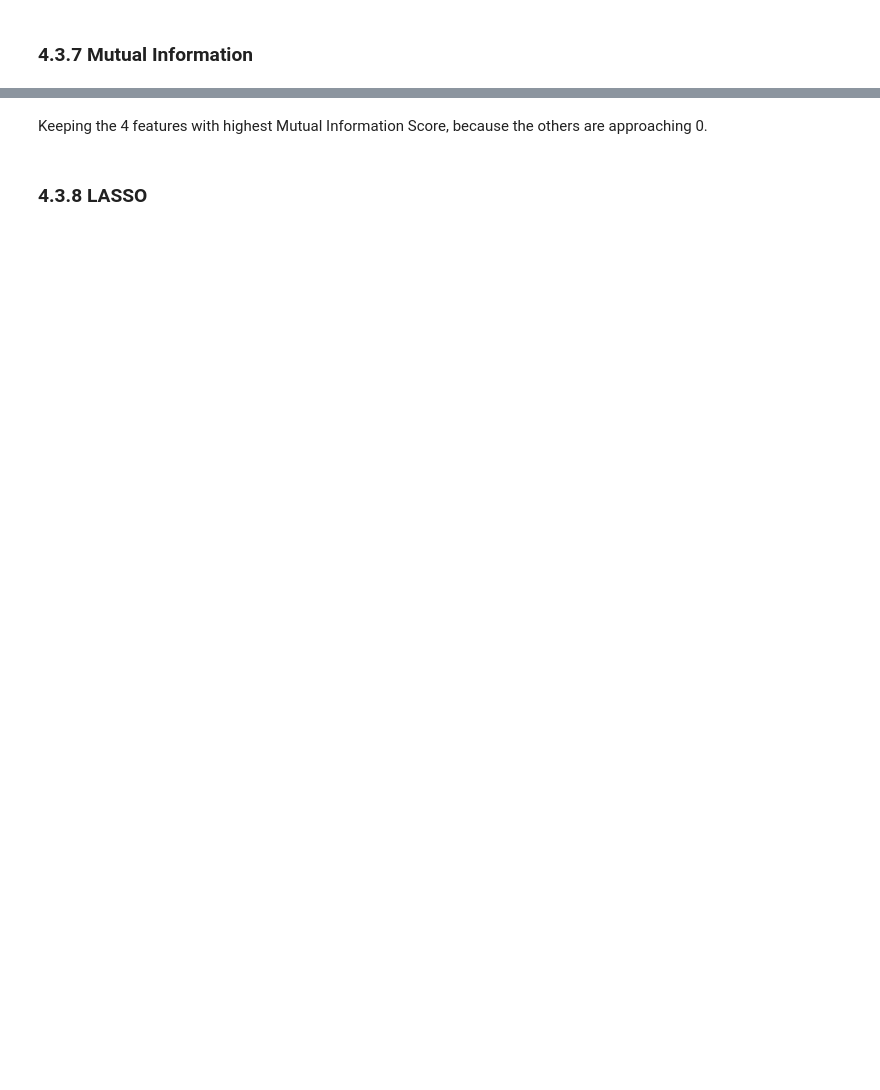
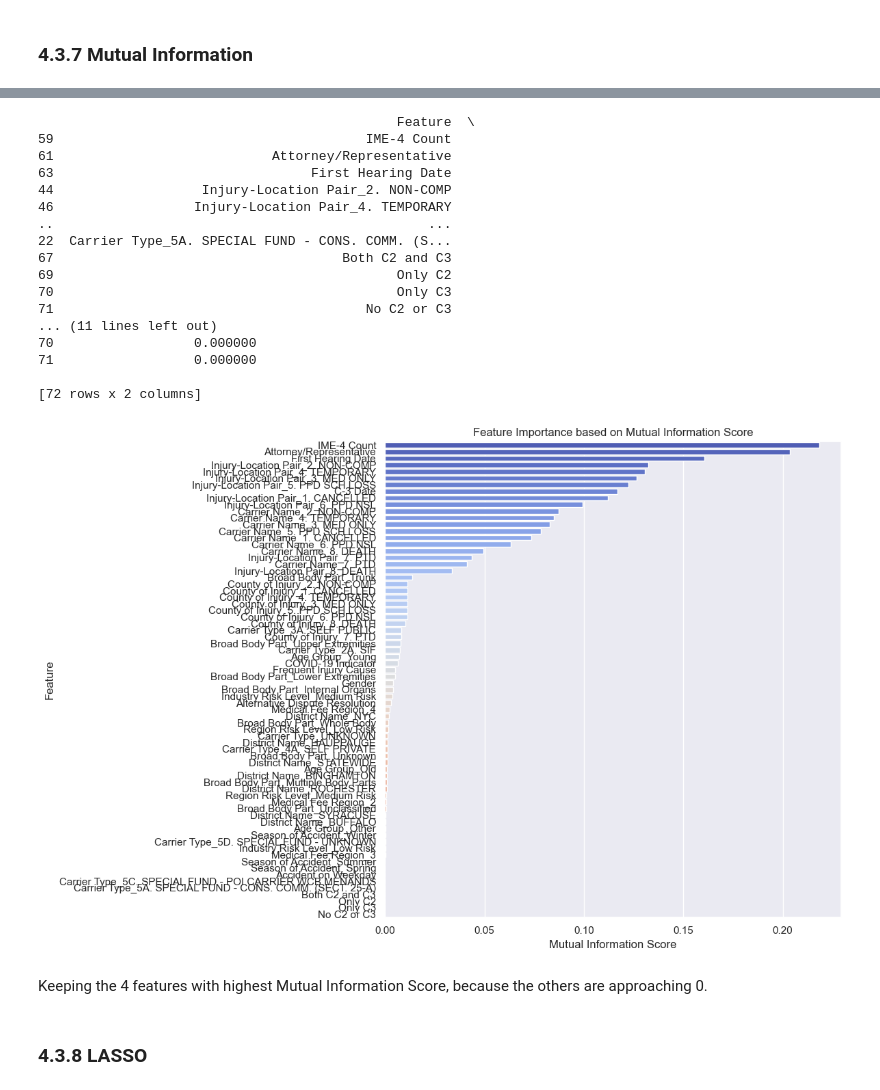
Before and after one commit to JoaoDargent/ML-Project, a Jupyter notebook: 5.Feature_Selection.ipynb, the cells around one changed output, grey strips where cells are left out. Drawn from its saved outputs; the diff is of its cells as text; code cells hidden in the pictures; blank space fills up the shorter version.

```diff
--- a/5.Feature_Selection.ipynb
+++ b/5.Feature_Selection.ipynb
@@ -533,3 +640,73 @@ plt.show()
+# %%
+from sklearn.feature_selection import mutual_info_classif
+import pandas as pd
+import matplotlib.pyplot as plt
+import seaborn as sns
+
+def compute_mutual_information(X, y, feature_names):
+    """
+    Compute and visualize mutual information scores for features.
+
+    Parameters:
+        X (pd.DataFrame): Feature matrix (categorical/numerical features).
+        y (pd.Series): Target variable.
+        feature_names (list): List of feature names.
+
+    Returns:
+        pd.DataFrame: DataFrame containing features and their mutual information scores.
+    """
+    # Compute mutual information scores
+    mi_scores = mutual_info_classif(X, y, discrete_features=True, random_state=42)
+
+    # Create a DataFrame to store the scores
+    feature_scores = pd.DataFrame({
+        'Feature': feature_names,
+        'Mutual Information Score': mi_scores
+    })
+
+    # Sort features by mutual information score
+    feature_scores = feature_scores.sort_values(by='Mutual Information Score', ascending=False)
+
+    # Display the top features
+    print(feature_scores)
+
+    # Plot the mutual information scores
+    plt.figure(figsize=(12, 8))
+    sns.barplot(x='Mutual Information Score', y='Feature', data=feature_scores, palette='coolwarm')
+    plt.title("Feature Importance based on Mutual Information Score")
+    plt.xlabel("Mutual Information Score")
+    plt.ylabel("Feature")
+    plt.tight_layout()
+    plt.show()
+
+    return feature_scores
+
+
+# Example usage
+# Assuming `X_train_categorical_encoded` is your encoded feature matrix (categorical features encoded as integers)
+# and `y_` is your target variable.
+
+feature_names = X_train_categorical_encoded.columns
+mutual_info_results = compute_mutual_information(X_train_categorical_encoded, y_train_categorical_encoded, feature_names)
+# %% [output]
+                                              Feature  \
+59                                        IME-4 Count
+61                            Attorney/Representative
+63                                 First Hearing Date
+44                   Injury-Location Pair_2. NON-COMP
+46                  Injury-Location Pair_4. TEMPORARY
+..                                                ...
+22  Carrier Type_5A. SPECIAL FUND - CONS. COMM. (S...
+67                                     Both C2 and C3
+69                                            Only C2
+70                                            Only C3
+71                                        No C2 or C3
+... (11 lines left out)
+70                  0.000000
+71                  0.000000
+
+[72 rows x 2 columns]
+[figure, added]
 # %% [markdown]
 Keeping the 4 features with highest Mutual Information Score, because the others are approaching 0.
 # %% [markdown]
```
Also changed, not shown: parts of 47 cells of this notebook, 7 other files.
